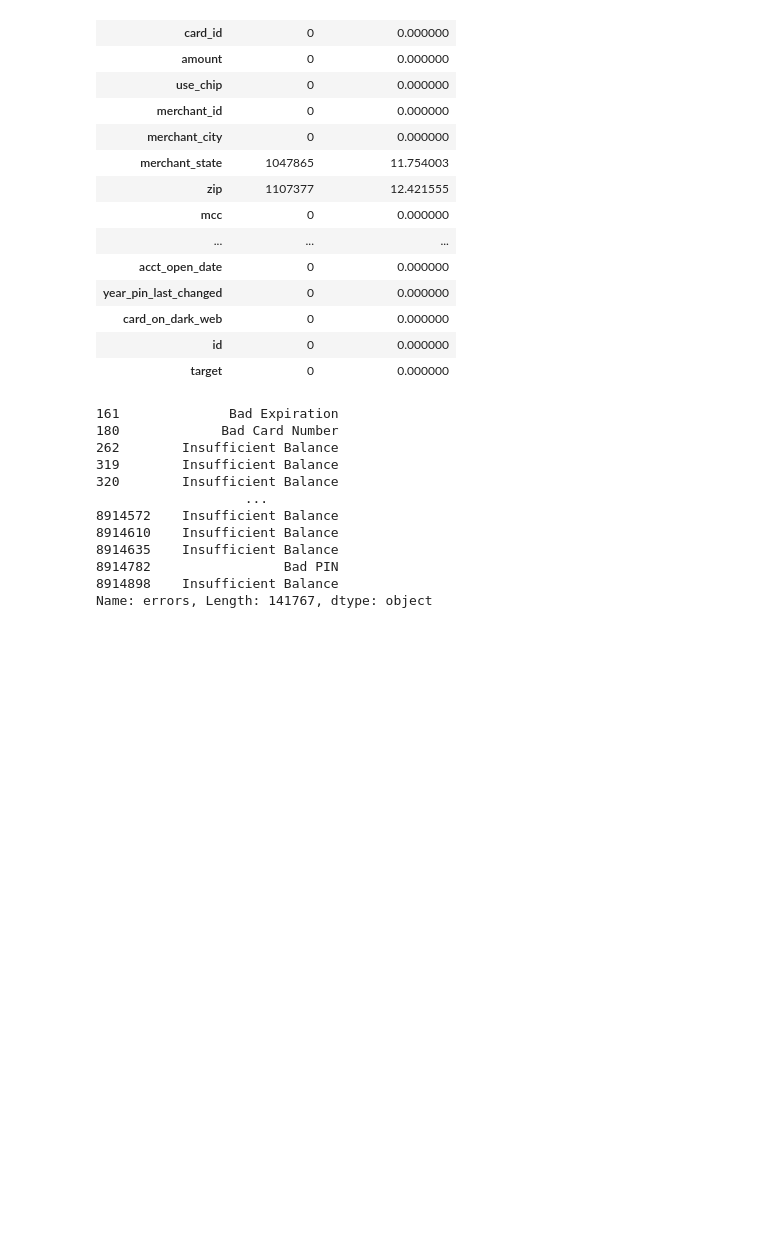
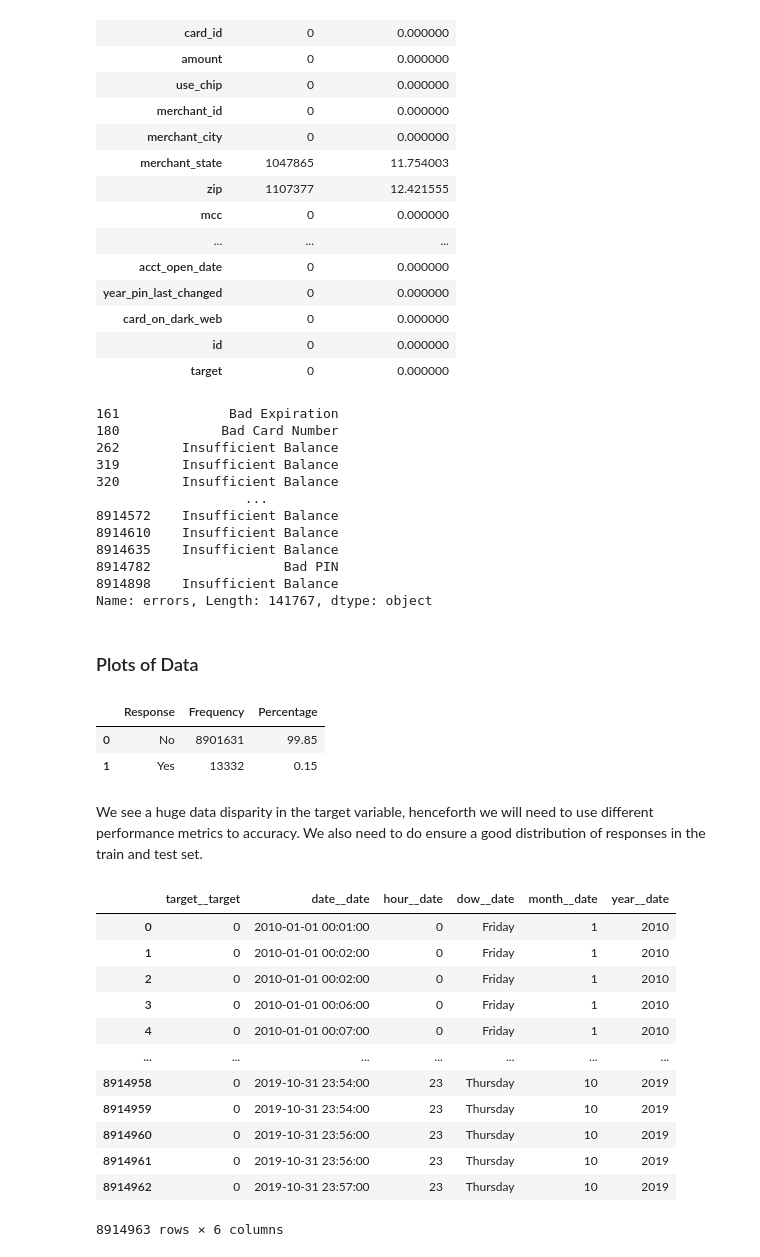
Before and after one commit to andriysinclair/FraudDetection, a Jupyter notebook: eda_cleaning.ipynb, the cells around one changed output. Saved outputs shown, nothing was run; the diff lists cells and outputs as text; code cells hidden in the pictures; blank space fills up the shorter version.

Commit message:
Started to make pipelines for column transformations. Added some libraries to the yaml. Made custom transformer classes to use in pipelines.

```diff
--- a/eda_cleaning.ipynb
+++ b/eda_cleaning.ipynb
@@ -174,3 +231,5 @@ A missing value likely to mean there was no transaction error
 8914782                 Bad PIN
 8914898    Insufficient Balance
 Name: errors, Length: 141767, dtype: object
+# %% [markdown]
+### Plots of Data
@@ -176,0 +239,63 @@ Name: errors, Length: 141767, dtype: object
+# %%
+plot_data.display_target(target="target")
+# %% [output]
+|  | Response | Frequency | Percentage |
+| 0 | No | 8901631 | 99.85 |
+| 1 | Yes | 13332 | 0.15 |
+# %% [markdown]
+We see a huge data disparity in the target variable, henceforth we will need to use different performance metrics to accuracy. We also need to do ensure a good distribution of responses in the train and test set.
+# %%
+## Creating pipeline
+
+target_pipeline = Pipeline(
+    steps=[
+        (  "Make_target_binary", TargetBinary()   )
+    ])
+
+date_pipeline = Pipeline(
+    steps=[
+        ( "Convert_to_dt", Date()  ),
+    ])
+
+hour_pipeline = Pipeline([
+    ("hour_extractor", DateComponentExtractor("hour"))
+])
+
+dow_pipeline = Pipeline([
+    ("dow_extractor", DateComponentExtractor("dow"))
+])
+
+month_pipeline = Pipeline([
+    ("month_extractor", DateComponentExtractor("month"))
+])
+
+year_pipeline = Pipeline([
+    ("year_extractor", DateComponentExtractor("year"))
+])
+# %%
+preprocessor = ColumnTransformer([
+    ("target", target_pipeline, "target"),
+    ("date", date_pipeline, "date"),
+    ("hour", hour_pipeline, "date"),
+    ("dow", dow_pipeline, "date"),
+    ("month", month_pipeline, "date"),
+    ("year", year_pipeline, "date")
+])
+# %%
+transform_target = preprocessor.fit_transform(merged_df[["target", "date"]])
+# %%
+transform_target
+# %% [output]
+|  | target__target | date__date | hour__date | dow__date | month__date | year__date |
+| 0 | 0 | 2010-01-01 00:01:00 | 0 | Friday | 1 | 2010 |
+| 1 | 0 | 2010-01-01 00:02:00 | 0 | Friday | 1 | 2010 |
+| 2 | 0 | 2010-01-01 00:02:00 | 0 | Friday | 1 | 2010 |
+| 3 | 0 | 2010-01-01 00:06:00 | 0 | Friday | 1 | 2010 |
+| 4 | 0 | 2010-01-01 00:07:00 | 0 | Friday | 1 | 2010 |
+| ... | ... | ... | ... | ... | ... | ... |
+| 8914958 | 0 | 2019-10-31 23:54:00 | 23 | Thursday | 10 | 2019 |
+| 8914959 | 0 | 2019-10-31 23:54:00 | 23 | Thursday | 10 | 2019 |
+| 8914960 | 0 | 2019-10-31 23:56:00 | 23 | Thursday | 10 | 2019 |
+| 8914961 | 0 | 2019-10-31 23:56:00 | 23 | Thursday | 10 | 2019 |
+| 8914962 | 0 | 2019-10-31 23:57:00 | 23 | Thursday | 10 | 2019 |
+8914963 rows × 6 columns
```
Also changed, not shown: parts of 8 cells of this notebook, 4 other files.
